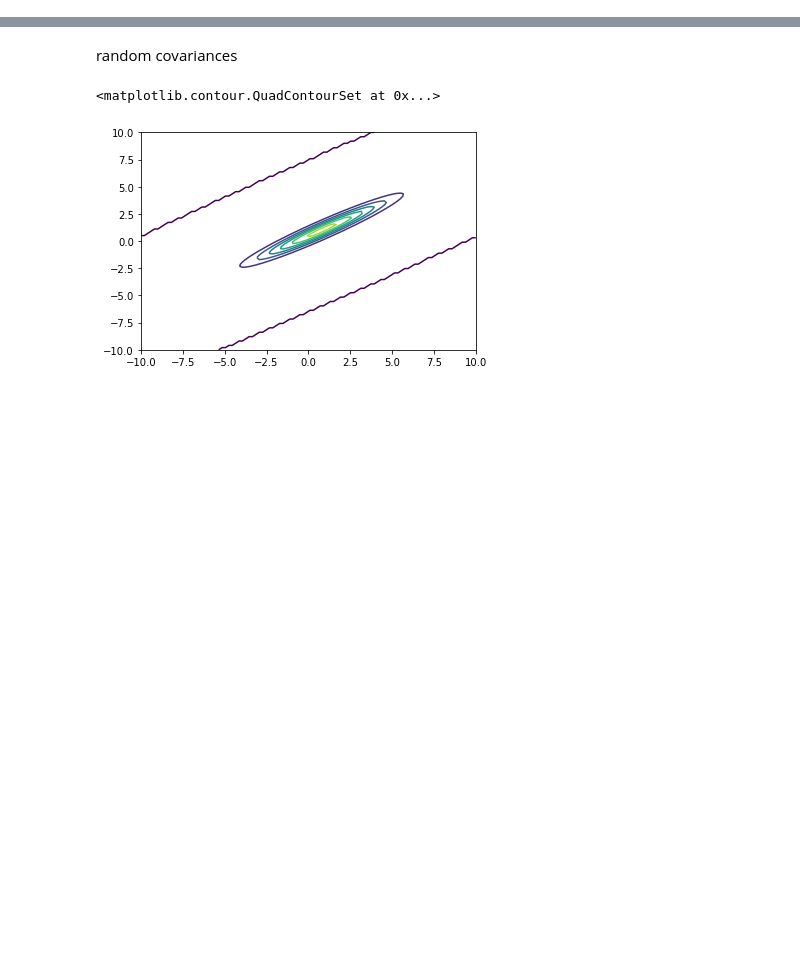
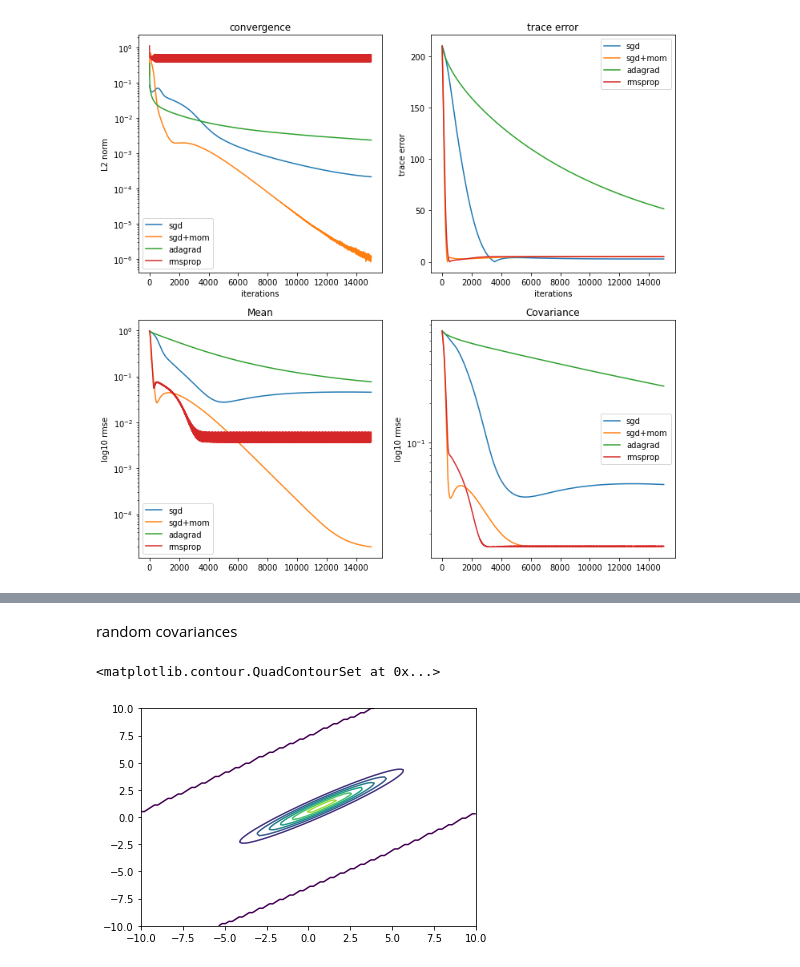
Before and after one commit to jthuemmel/linear_svgd, a Jupyter notebook: testing.ipynb, the cells around one changed output, grey strips where cells are left out. Cells and saved outputs as stored; diff of their text form; code cells hidden in the pictures; blank space fills up the shorter version.

```diff
--- a/testing.ipynb
+++ b/testing.ipynb
@@ -7,0 +184,33 @@ import my_funcs as my
+# %%
+fig,axs = plt.subplots(2,2,figsize=(12,12))
+for i,x in enumerate(x_lin):
+    cov = torch.stack([my.estimate_cov(z) for z in x])
+    l2step = torch.linalg.norm(x[1:]-x[:-1],dim=(1,2))
+    mean_rmse = torch.sqrt(torch.mean((torch.mean(x,1)-p.mean)**2,1))
+    cov_rmse = [torch.sqrt(torch.mean((c - p.covariance_matrix)**2)) for c in cov]
+    trace_err = [torch.abs(torch.trace(c - p.covariance_matrix)) for c in cov]
+    plt.sca(axs[0,0])
+    plt.semilogy(l2step,label=names[i])
+    plt.legend()
+    plt.xlabel('iterations')
+    plt.ylabel('L2 norm')
+    plt.title('convergence')
+    plt.sca(axs[0,1])
+    plt.plot(trace_err,label=names[i])
+    plt.legend()
+    plt.ylabel('trace error')
+    plt.xlabel('iterations')
+    plt.title('trace error')
+    plt.sca(axs[1,0])
+    plt.semilogy(mean_rmse,label=names[i])
+    plt.ylabel('log10 rmse')
+    plt.title('Mean')
+    plt.legend()
+    plt.sca(axs[1,1])
+    plt.semilogy(cov_rmse,label=names[i])
+    plt.ylabel('log10 rmse')
+    plt.title('Covariance')
+    plt.legend()
+plt.show()
+# %% [output]
+[figure, added]
```
Also changed, not shown: parts of 18 cells of this notebook, 1 other file.
